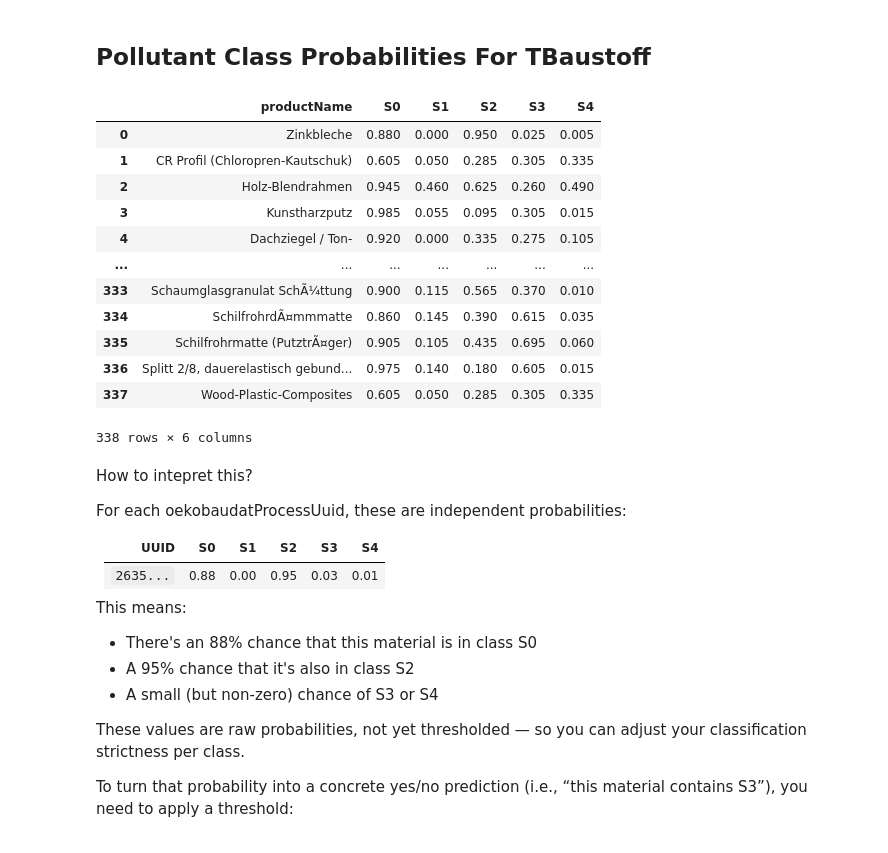
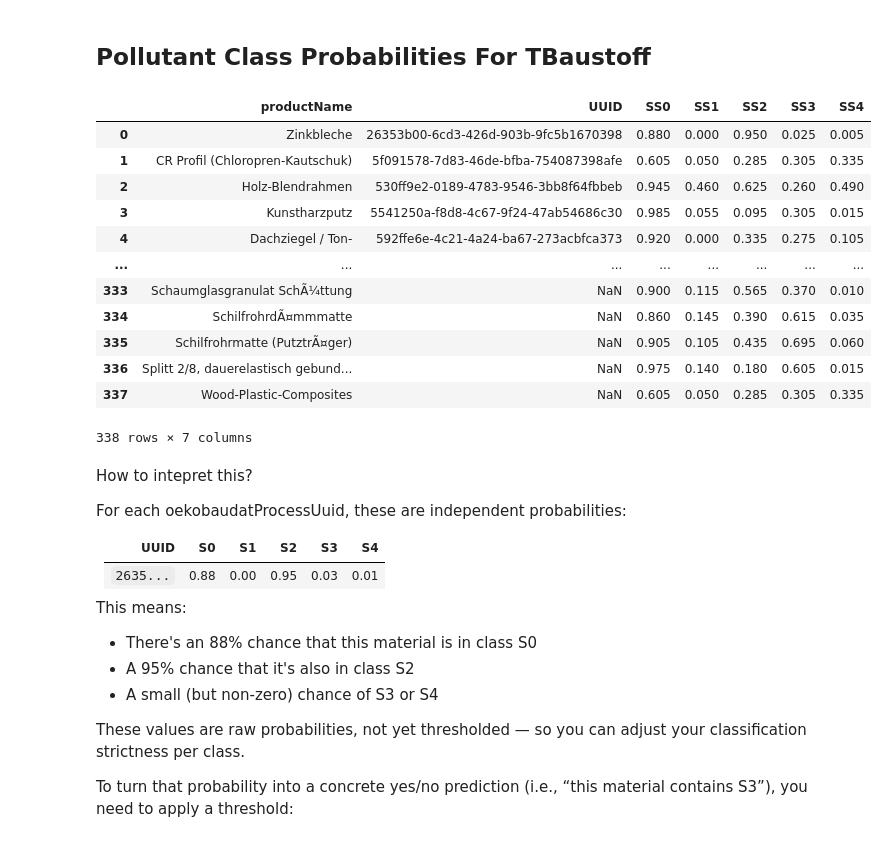
Before and after one commit to n3xtcoder-ai4impact/bbsr-challenge, a Jupyter notebook: ml.ipynb, the cells around one changed output. Drawn from its saved outputs; the diff is of its cells as text; code cells hidden in the pictures.

```diff
--- a/ml.ipynb
+++ b/ml.ipynb
@@ -1766,7 +1754,7 @@ tbs_encoded = tbs_encoded.reindex(columns=X_train.columns, fill_value=0)
 # Predict probabilities
 tbs_proba = multi_rf.predict_proba(tbs_encoded)
 tbs_proba_df = pd.DataFrame({
-    class_name: probs[:, 1] for class_name, probs in zip(["S0", "S1", "S2", "S3", "S4"], tbs_proba)
+    class_name: probs[:, 1] for class_name, probs in zip(["SS0", "SS1", "SS2", "SS3", "SS4"], tbs_proba)
 })
 
 # Apply thresholds
@@ -1797,26 +1785,29 @@ tbs_results
 ## Pollutant Class Probabilities For TBaustoff
 # %%
 tbs_proba_df["productName"] = tbs_context["productName"].values
+tbs_proba_df["UUID"] = tbs_context["oekobaudatProcessUuid"].values
 
 # Reorder columns for clarity
-columns_ordered = ["productName", "S0", "S1", "S2", "S3", "S4"]
+columns_ordered = ["productName", "UUID","SS0", "SS1", "SS2", "SS3", "SS4"]
 tbs_proba_df = tbs_proba_df[columns_ordered]
-# %%
-tbs_proba_df
-# %% [output]
-|  | productName | S0 | S1 | S2 | S3 | S4 |
-| 0 | Zinkbleche | 0.880 | 0.000 | 0.950 | 0.025 | 0.005 |
-| 1 | CR Profil (Chloropren-Kautschuk) | 0.605 | 0.050 | 0.285 | 0.305 | 0.335 |
-| 2 | Holz-Blendrahmen | 0.945 | 0.460 | 0.625 | 0.260 | 0.490 |
-| 3 | Kunstharzputz | 0.985 | 0.055 | 0.095 | 0.305 | 0.015 |
-| 4 | Dachziegel / Ton- | 0.920 | 0.000 | 0.335 | 0.275 | 0.105 |
-| ... | ... | ... | ... | ... | ... | ... |
-| 333 | Schaumglasgranulat SchÃ¼ttung | 0.900 | 0.115 | 0.565 | 0.370 | 0.010 |
-| 334 | SchilfrohrdÃ¤mmmatte | 0.860 | 0.145 | 0.390 | 0.615 | 0.035 |
-| 335 | Schilfrohrmatte (PutztrÃ¤ger) | 0.905 | 0.105 | 0.435 | 0.695 | 0.060 |
-| 336 | Splitt 2/8, dauerelastisch gebund... | 0.975 | 0.140 | 0.180 | 0.605 | 0.015 |
-| 337 | Wood-Plastic-Composites | 0.605 | 0.050 | 0.285 | 0.305 | 0.335 |
-338 rows × 6 columns
+# %%
+# to csv
+tbs_proba_df.to_csv("tbs_proba_df.csv", index=False)
+tbs_proba_df
+# %% [output]
+|  | productName | UUID | SS0 | SS1 | SS2 | SS3 | SS4 |
+| 0 | Zinkbleche | 26353b00-6cd3-426d-903b-9fc5b1670398 | 0.880 | 0.000 | 0.950 | 0.025 | 0.005 |
+| 1 | CR Profil (Chloropren-Kautschuk) | 5f091578-7d83-46de-bfba-754087398afe | 0.605 | 0.050 | 0.285 | 0.305 | 0.335 |
+| 2 | Holz-Blendrahmen | 530ff9e2-0189-4783-9546-3bb8f64fbbeb | 0.945 | 0.460 | 0.625 | 0.260 | 0.490 |
+| 3 | Kunstharzputz | 5541250a-f8d8-4c67-9f24-47ab54686c30 | 0.985 | 0.055 | 0.095 | 0.305 | 0.015 |
+| 4 | Dachziegel / Ton- | 592ffe6e-4c21-4a24-ba67-273acbfca373 | 0.920 | 0.000 | 0.335 | 0.275 | 0.105 |
+| ... | ... | ... | ... | ... | ... | ... | ... |
+| 333 | Schaumglasgranulat SchÃ¼ttung | NaN | 0.900 | 0.115 | 0.565 | 0.370 | 0.010 |
+| 334 | SchilfrohrdÃ¤mmmatte | NaN | 0.860 | 0.145 | 0.390 | 0.615 | 0.035 |
+| 335 | Schilfrohrmatte (PutztrÃ¤ger) | NaN | 0.905 | 0.105 | 0.435 | 0.695 | 0.060 |
+| 336 | Splitt 2/8, dauerelastisch gebund... | NaN | 0.975 | 0.140 | 0.180 | 0.605 | 0.015 |
+| 337 | Wood-Plastic-Composites | NaN | 0.605 | 0.050 | 0.285 | 0.305 | 0.335 |
+338 rows × 7 columns
 # %% [markdown]
 How to intepret this?
 
```
Also changed, not shown: parts of 18 cells of this notebook, 1 other file.
